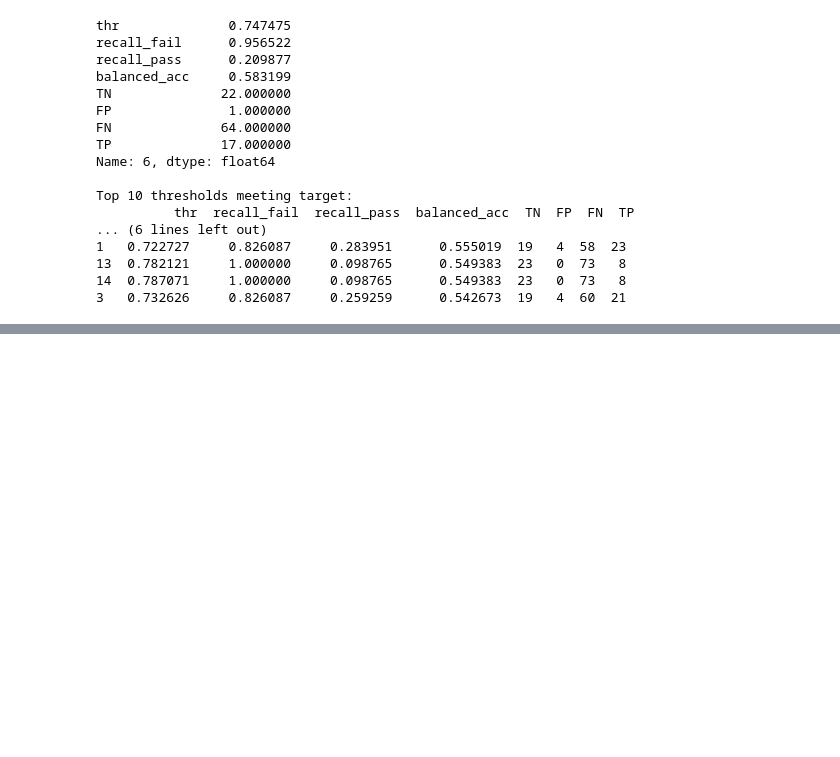
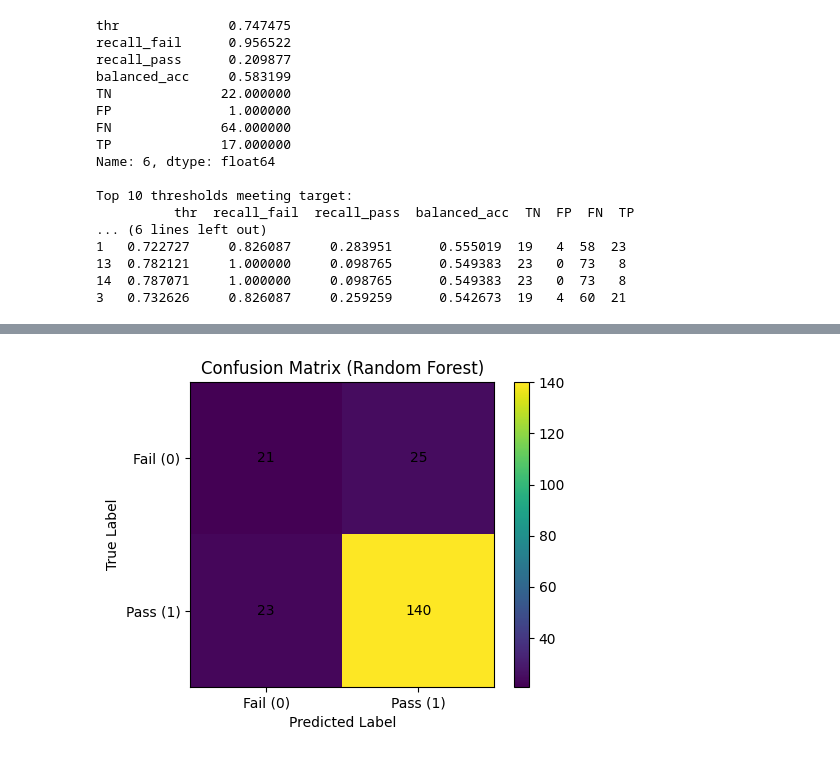
Before and after one commit to Cobathon/EducationProj_CSE404, a Jupyter notebook: CSE404Project.ipynb, the cells around one changed output, grey strips where cells are left out. Cells and saved outputs as stored; diff of their text form; code cells hidden in the pictures; blank space fills up the shorter version.

```diff
--- a/CSE404Project.ipynb
+++ b/CSE404Project.ipynb
@@ -540,3 +548,88 @@ Top 10 thresholds meeting target:
 13  0.782121     1.000000     0.098765      0.549383  23   0  73   8
 14  0.787071     1.000000     0.098765      0.549383  23   0  73   8
 3   0.732626     0.826087     0.259259      0.542673  19   4  60  21
+# %%
+# Creating a new cell to train a new model. This model will be either a Decision Tree or Random Forest, to compare against the Logistic Regression.
+from sklearn.model_selection import train_test_split
+from sklearn.compose import ColumnTransformer
+from sklearn.pipeline import Pipeline
+from sklearn.preprocessing import OneHotEncoder
+from sklearn.ensemble import RandomForestClassifier
+from sklearn.metrics import accuracy_score, classification_report
+
+# Example split: 60/20/20
+X_train, X_temp, y_train, y_temp = train_test_split(
+    X, y, test_size=0.2, random_state=42, stratify=y
+)
+
+X_val, X_test, y_val, y_test = train_test_split(
+    X_temp, y_temp, test_size=0.5, random_state=42, stratify=y_temp
+)
+
+categorical_cols = X_train.select_dtypes(include=['object', 'category', 'bool', 'string']).columns
+
+preprocessor = ColumnTransformer(
+    transformers=[
+        ("cat", OneHotEncoder(handle_unknown="ignore"), categorical_cols)
+    ],
+    remainder="passthrough"
+)
+
+# Try several parameter combinations
+param_choices = [
+    {"n_estimators": 100, "max_depth": None, "min_samples_leaf": 1},
+    {"n_estimators": 200, "max_depth": 10,   "min_samples_leaf": 1},
+    {"n_estimators": 200, "max_depth": 10,   "min_samples_leaf": 3},
+    {"n_estimators": 300, "max_depth": 20,   "min_samples_leaf": 5},
+]
+
+best_model = None
+best_score = -1
+best_params = None
+
+for params in param_choices:
+    model = Pipeline([
+        ("preprocessor", preprocessor),
+        ("classifier", RandomForestClassifier(
+            n_estimators=params["n_estimators"],
+            max_depth=params["max_depth"],
+            min_samples_leaf=params["min_samples_leaf"],
+            class_weight="balanced",
+            random_state=42
+        ))
+    ])
+
+    model.fit(X_train, y_train)
+    y_val_pred = model.predict(X_val)
+    val_score = accuracy_score(y_val, y_val_pred)
+
+    print(f"Params: {params}, Validation Accuracy: {val_score:.4f}")
+
+    if val_score > best_score:
+        best_score = val_score
+        best_model = model
+        best_params = params
+
+print("\nBest params:", best_params)
+print("Best validation accuracy:", best_score)
+
+# make the plot
+plt.figure(figsize=(5,4))
+plt.imshow(rf_cm, interpolation="nearest")
+plt.title("Confusion Matrix (Random Forest)")
+plt.colorbar()
+plt.xticks([0, 1], ["Fail (0)", "Pass (1)"])
+plt.yticks([0, 1], ["Fail (0)", "Pass (1)"])
+
+#add the number to plot
+for i in range(rf_cm.shape[0]):
+    for j in range(rf_cm.shape[1]):
+        plt.text(j, i, rf_cm[i, j],
+                 ha="center", va="center", color="black")
+
+plt.xlabel("Predicted Label")
+plt.ylabel("True Label")
+plt.tight_layout()
+plt.show()
+print(y_train.value_counts())
+# %% [output]
@@ -542,0 +643 @@ Top 10 thresholds meeting target:
+[figure, added]
```
Also changed, not shown: parts of 5 cells of this notebook.
